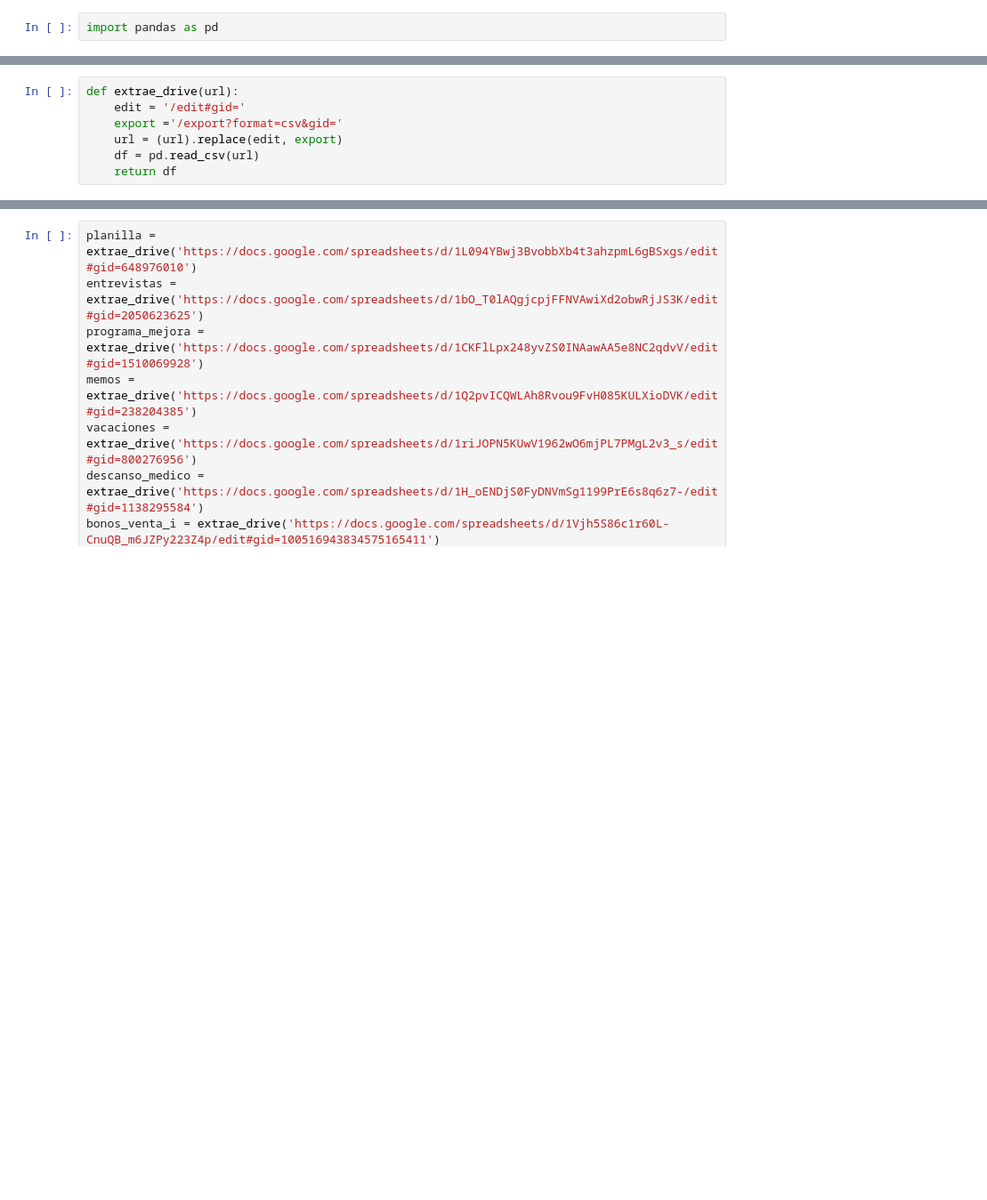
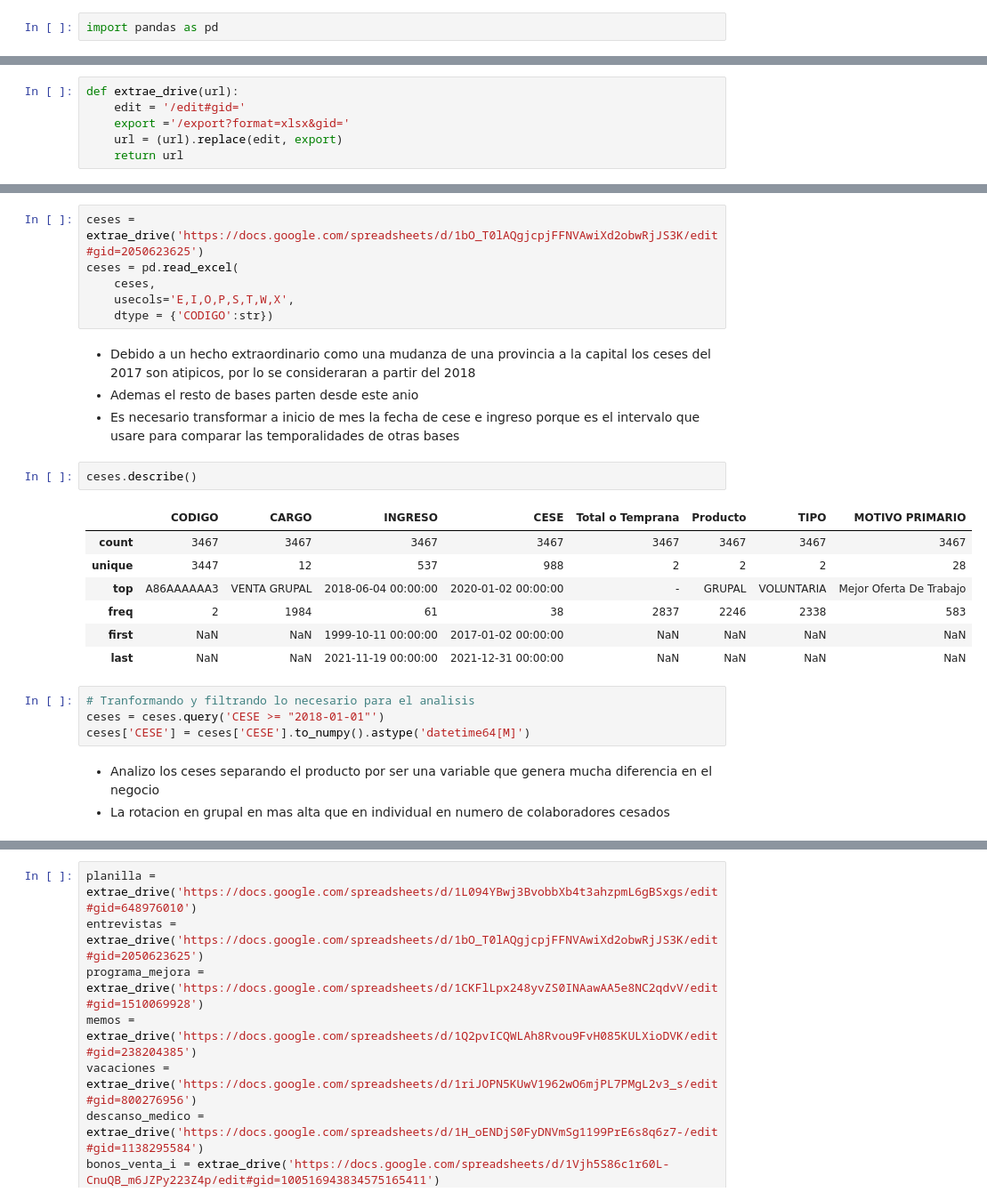
Before and after one commit to anamumaq/Proyecto_DS_CodigoFacilito, a Jupyter notebook: analisis_prediccion.ipynb, the cells around one changed output, grey strips where cells are left out. Shown at 89% size. Saved outputs shown, nothing was run; the diff lists cells and outputs as text; blank space fills up the shorter version.

Commit message:
Analisis primera etapa

```diff
--- a/analisis_prediccion.ipynb
+++ b/analisis_prediccion.ipynb
@@ -81,7 +85,6 @@ import pandas as pd
 # %%
 def extrae_drive(url):
     edit = '/edit#gid='
-    export ='/export?format=csv&gid='
+    export ='/export?format=xlsx&gid='
     url = (url).replace(edit, export)
-    df = pd.read_csv(url)
-    return df
+    return url
@@ -87,0 +98,27 @@ def extrae_drive(url):
+# %%
+ceses = extrae_drive('https://docs.google.com/spreadsheets/d/1bO_T0lAQgjcpjFFNVAwiXd2obwRjJS3K/edit#gid=2050623625')
+ceses = pd.read_excel(
+    ceses,
+    usecols='E,I,O,P,S,T,W,X',
+    dtype = {'CODIGO':str})
+# %% [markdown]
+* Debido a un hecho extraordinario como una mudanza de una provincia a la capital los ceses del 2017 son atipicos, por lo se consideraran a partir del 2018
+* Ademas el resto de bases parten desde este anio
+* Es necesario transformar a inicio de mes la fecha de cese e ingreso porque es el intervalo que usare para comparar las temporalidades de otras bases
+# %%
+ceses.describe()
+# %% [output]
+|  | CODIGO | CARGO | INGRESO | CESE | Total o Temprana | Producto | TIPO | MOTIVO PRIMARIO |
+| count | 3467 | 3467 | 3467 | 3467 | 3467 | 3467 | 3467 | 3467 |
+| unique | 3447 | 12 | 537 | 988 | 2 | 2 | 2 | 28 |
+| top | A86AAAAAA3 | VENTA GRUPAL | 2018-06-04 00:00:00 | 2020-01-02 00:00:00 | - | GRUPAL | VOLUNTARIA | Mejor Oferta De Trabajo |
+| freq | 2 | 1984 | 61 | 38 | 2837 | 2246 | 2338 | 583 |
+| first | NaN | NaN | 1999-10-11 00:00:00 | 2017-01-02 00:00:00 | NaN | NaN | NaN | NaN |
+| last | NaN | NaN | 2021-11-19 00:00:00 | 2021-12-31 00:00:00 | NaN | NaN | NaN | NaN |
+# %%
+# Tranformando y filtrando lo necesario para el analisis
+ceses = ceses.query('CESE >= "2018-01-01"')
+ceses['CESE'] = ceses['CESE'].to_numpy().astype('datetime64[M]')
+# %% [markdown]
+* Analizo los ceses separando el producto por ser una variable que genera mucha diferencia en el negocio
+* La rotacion en grupal en mas alta que en individual en numero de colaboradores cesados
```
Also changed, not shown: parts of 8 cells of this notebook.
